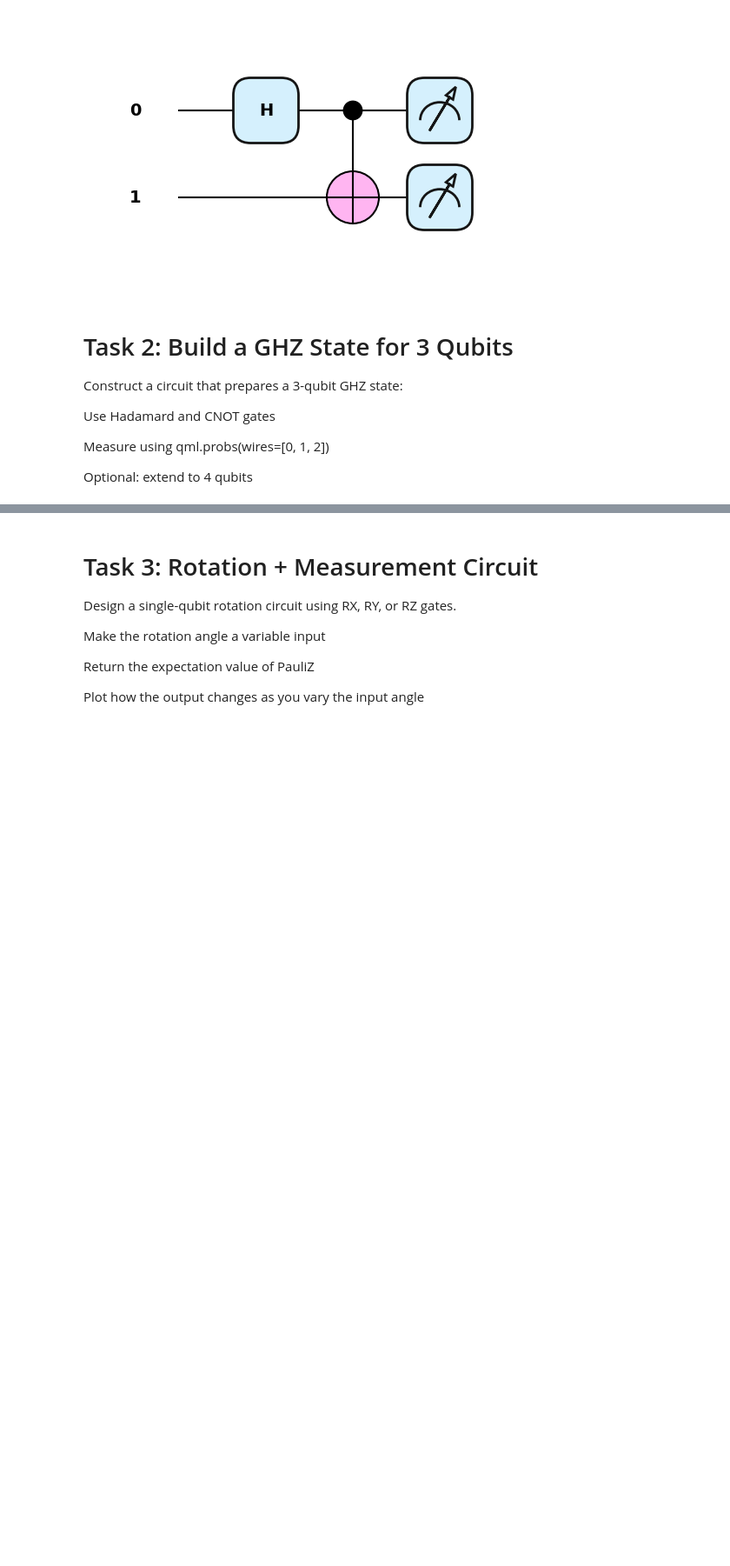
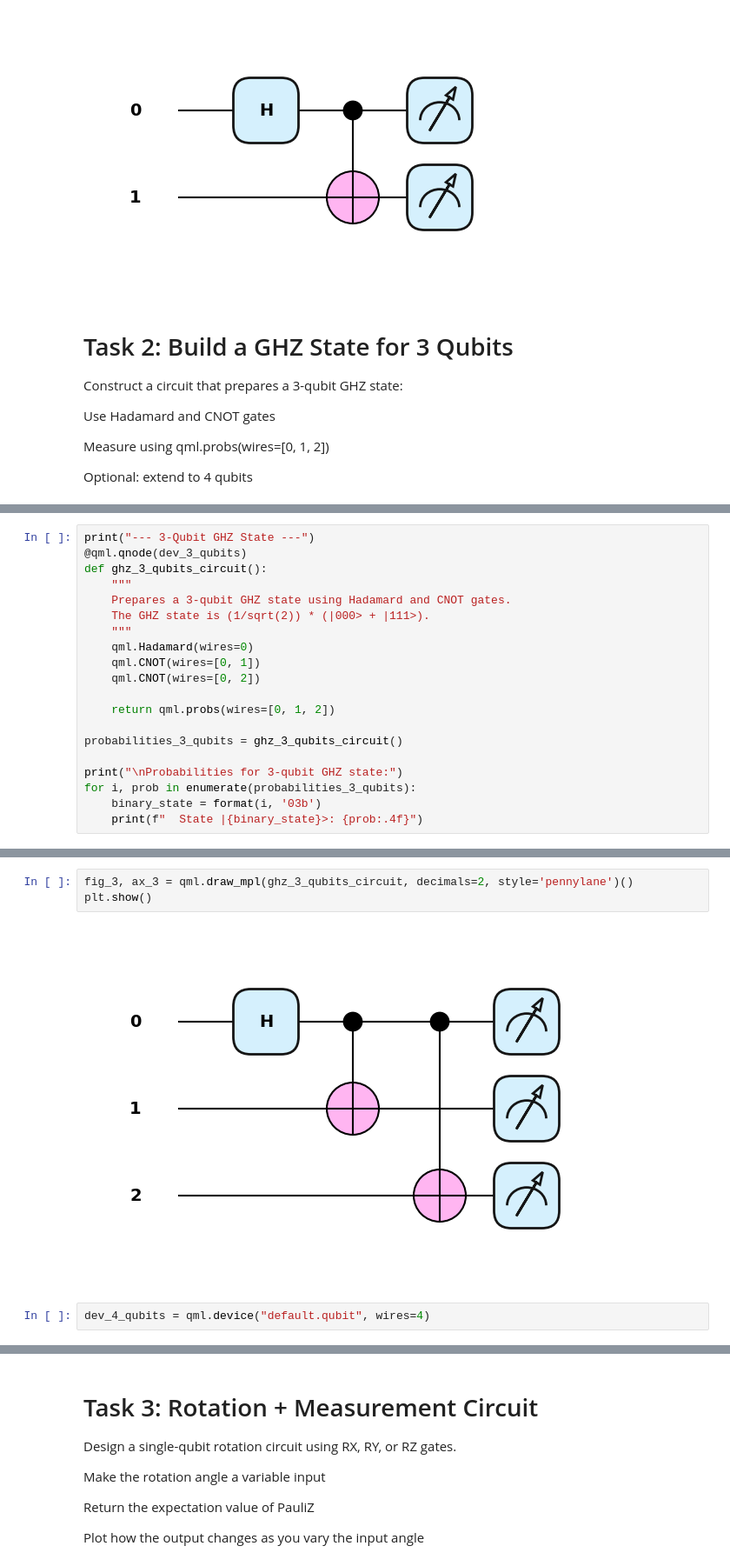
Before and after one commit to hewansirak/iCog-Trainings, a Jupyter notebook: PennyLane_Task.ipynb, the cells around one changed output, grey strips where cells are left out. Shown: that part at 87% size. Saved outputs shown, nothing was run; the diff lists cells and outputs as text; blank space fills up the shorter version.

Commit message:
GHZ State for 3 Qubits

```diff
--- a/PennyLane_Task.ipynb
+++ b/PennyLane_Task.ipynb
@@ -161,0 +184,20 @@ Optional: extend to 4 qubits
+# %%
+print("--- 3-Qubit GHZ State ---")
+@qml.qnode(dev_3_qubits)
+def ghz_3_qubits_circuit():
+    """
+    Prepares a 3-qubit GHZ state using Hadamard and CNOT gates.
+    The GHZ state is (1/sqrt(2)) * (|000> + |111>).
+    """
+    qml.Hadamard(wires=0)
+    qml.CNOT(wires=[0, 1])
+    qml.CNOT(wires=[0, 2])
+
+    return qml.probs(wires=[0, 1, 2])
+
+probabilities_3_qubits = ghz_3_qubits_circuit()
+
+print("\nProbabilities for 3-qubit GHZ state:")
+for i, prob in enumerate(probabilities_3_qubits):
+    binary_state = format(i, '03b')
+    print(f"  State |{binary_state}>: {prob:.4f}")
@@ -161,0 +216,7 @@ Optional: extend to 4 qubits
+# %%
+fig_3, ax_3 = qml.draw_mpl(ghz_3_qubits_circuit, decimals=2, style='pennylane')()
+plt.show()
+# %% [output]
+[figure, added]
+# %%
+dev_4_qubits = qml.device("default.qubit", wires=4)
```
Also changed, not shown: parts of 5 cells of this notebook.
